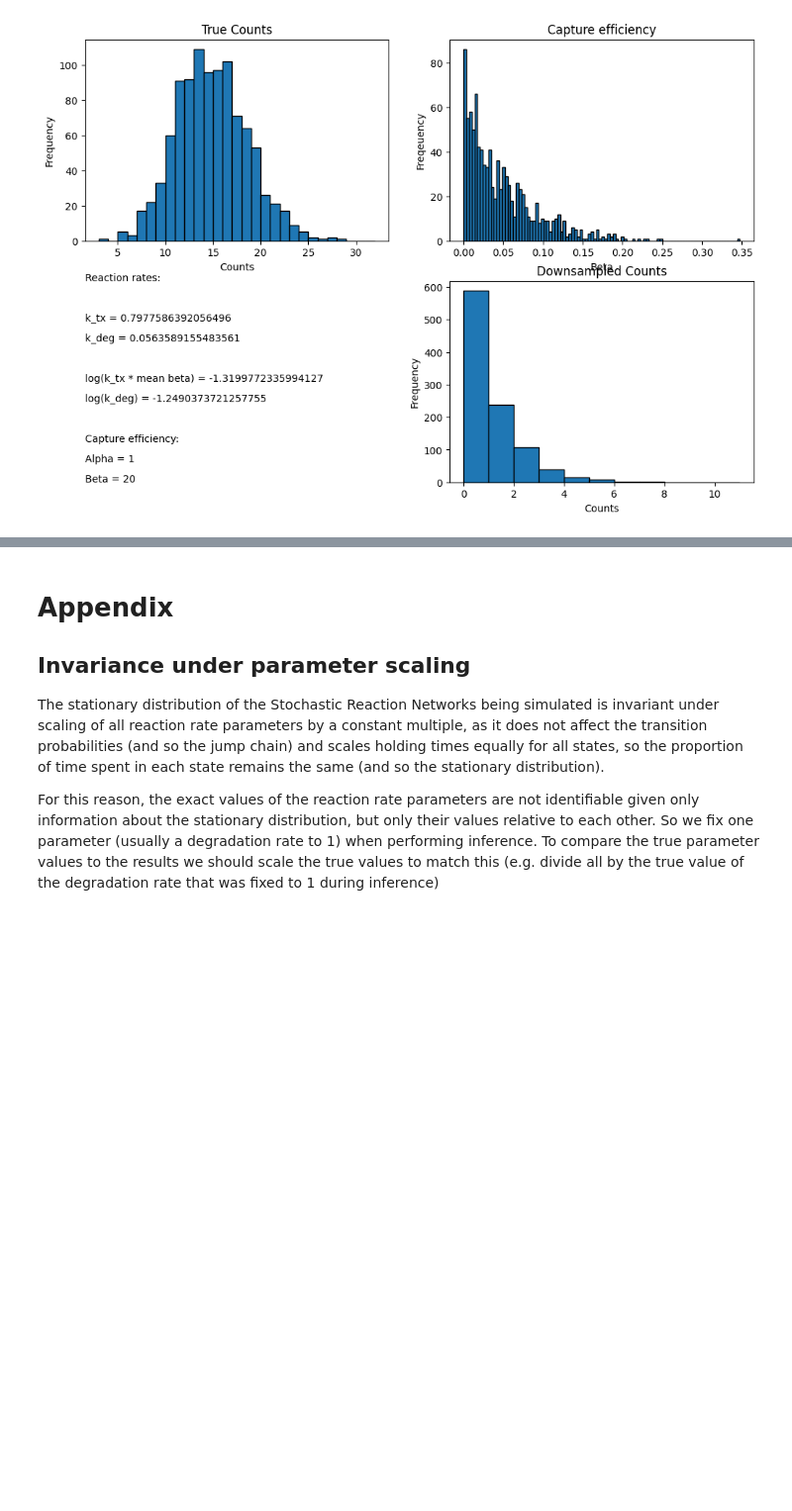
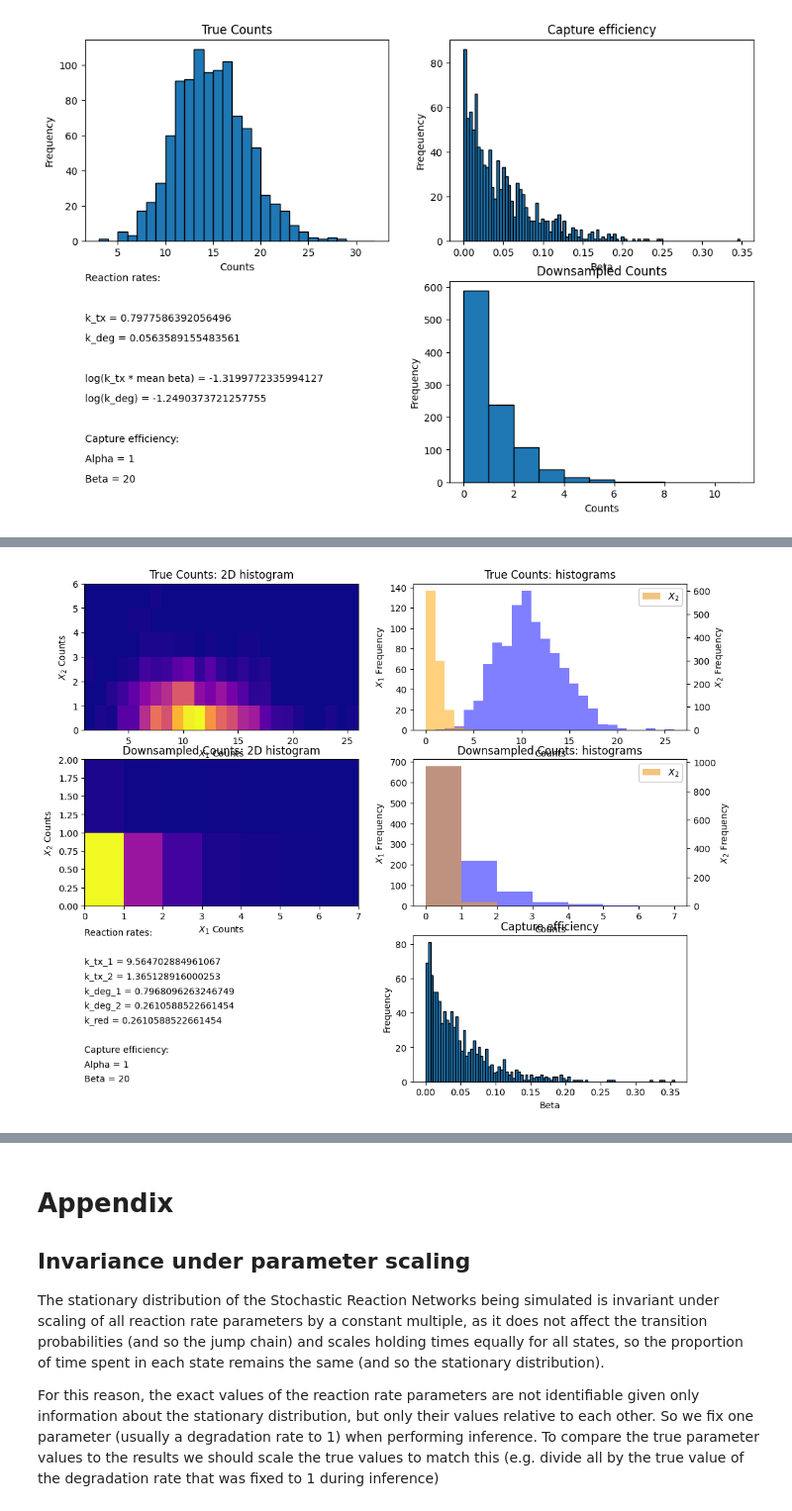
Before and after one commit to willjgh/M5R, a Jupyter notebook: Interaction/parameter_simulation.ipynb, the cells around one changed output, grey strips where cells are left out. Shown at 99% size. Cells and saved outputs as stored; diff of their text form; code cells hidden in the pictures; blank space fills up the shorter version.

Commit message:
Setup simulation of pair of interacting genes

```diff
--- a/Interaction/parameter_simulation.ipynb
+++ b/Interaction/parameter_simulation.ipynb
@@ -272,0 +275,96 @@ Text(0, 0.0, 'Beta = 20')
+# %%
+# sample size (cells)
+n = 1000
+
+# simulation parameters
+params = {}
+
+# sample rates from log-uniform distribution for both genes
+log_k_tx_beta_1 = rng.uniform(-3, 2)
+log_k_tx_beta_2 = rng.uniform(-3, 2)
+log_k_deg_1 = rng.uniform(-1.5, 0)
+log_k_deg_2 = rng.uniform(-1.5, 0)
+
+# exponentiate and scale
+params['k_tx_1'] = (10 ** log_k_tx_beta_1) / 0.06
+params['k_tx_2'] = (10 ** log_k_tx_beta_2) / 0.06
+params['k_deg_1'] = 10 ** log_k_deg_1
+params['k_deg_2'] = 10 ** log_k_deg_2
+
+# select interaction strength: relative to degradation rate
+params['k_reg'] = 1 * params['k_deg_2']
+
+for key, val in params.items():
+    print(f"{key} = {val}")
+
+# sample counts from stationary distribution
+sample = simulationBDInt(params, n=n, tmax=100, ts=10)
+
+x1_sample = [x[0] for x in sample]
+x2_sample = [x[1] for x in sample]
+
+# plot
+
+# 2D histogram of true counts
+fig, axs = plt.subplots(3, 2, figsize=(12, 10))
+axs[0, 0].hist2d(x1_sample, x2_sample, bins=[range(int(np.min(x1_sample)), int(np.max(x1_sample)) + 2), range(int(np.min(x2_sample)), int(np.max(x2_sample)) + 2)],
+                 cmap='plasma')
+axs[0, 0].set_xlabel(r"$X_{1}$ Counts")
+axs[0, 0].set_ylabel(r"$X_{2}$ Counts")
+axs[0, 0].set_title("True Counts: 2D histogram")
+
+# separate histograms of observed counts
+axs[0, 1].hist(x1_sample, bins=range(int(np.min(x1_sample)), int(np.max(x1_sample)) + 2), alpha=0.5, color="blue", label=r"$X_{1}$");
+axs01_twin = axs[0, 1].twinx()
+axs01_twin.hist(x2_sample, bins=range(int(np.min(x2_sample)), int(np.max(x2_sample)) + 2), alpha=0.5, color="orange", label=r"$X_{2}$");
+axs[0, 1].set_xlabel("Counts")
+axs[0, 1].set_ylabel(r"$X_{1}$ Frequency")
+axs01_twin.set_ylabel(r"$X_{2}$ Frequency")
+axs[0, 1].set_title("True Counts: histograms")
+axs[0, 1].legend()
+axs01_twin.legend()
+
+# sample capture efficiency from beta distribution
+beta = rng.beta(a=1, b=20, size=n)
+
+# downsample counts using capture efficiency
+x1_sample_downsampled = rng.binomial(x1_sample, beta).tolist()
+x2_sample_downsampled = rng.binomial(x2_sample, beta).tolist()
+sample_downsampled = list(zip(x1_sample_downsampled, x2_sample_downsampled))
+
+# 2D histogram of downsampled counts
+axs[1, 0].hist2d(x1_sample_downsampled, x2_sample_downsampled, bins=[range(int(np.min(x1_sample_downsampled)), int(np.max(x1_sample_downsampled)) + 2), range(int(np.min(x2_sample_downsampled)), int(np.max(x2_sample_downsampled)) + 2)],
+                 cmap='plasma')
+axs[1, 0].set_xlabel(r"$X_{1}$ Counts")
+axs[1, 0].set_ylabel(r"$X_{2}$ Counts")
+axs[1, 0].set_title("Downsampled Counts: 2D histogram")
+
+# separate histograms of downsampled counts
+axs[1, 1].hist(x1_sample_downsampled, bins=range(int(np.min(x1_sample_downsampled)), int(np.max(x1_sample_downsampled)) + 2), alpha=0.5, color="blue", label=r"$X_{1}$");
+axs11_twin = axs[1, 1].twinx()
+axs11_twin.hist(x2_sample_downsampled, bins=range(int(np.min(x2_sample_downsampled)), int(np.max(x2_sample_downsampled)) + 2), alpha=0.5, color="orange", label=r"$X_{2}$");
+axs[1, 1].set_xlabel("Counts")
+axs[1, 1].set_ylabel(r"$X_{1}$ Frequency")
+axs11_twin.set_ylabel(r"$X_{2}$ Frequency")
+axs[1, 1].set_title("Downsampled Counts: histograms")
+axs[1, 1].legend()
+axs11_twin.legend()
+
+# capture efficiency
+axs[2, 1].hist(beta, bins=100, edgecolor='black');
+axs[2, 1].set_xlabel("Beta")
+axs[2, 1].set_ylabel("Frequency")
+axs[2, 1].set_title("Capture efficiency")
+
+# display info
+axs[2, 0].axis('off')
+axs[2, 0].text(0, 1.0, f"Reaction rates:")
+axs[2, 0].text(0, 0.8, f"k_tx_1 = {params['k_tx_1']}")
+axs[2, 0].text(0, 0.7, f"k_tx_2 = {params['k_tx_2']}")
+axs[2, 0].text(0, 0.6, f"k_deg_1 = {params['k_deg_1']}")
+axs[2, 0].text(0, 0.5, f"k_deg_2 = {params['k_deg_2']}")
+axs[2, 0].text(0, 0.4, f"k_red = {params['k_reg']}")
+axs[2, 0].text(0, 0.2, f"Capture efficiency:")
+axs[2, 0].text(0, 0.1, f"Alpha = 1")
+axs[2, 0].text(0, 0.0, f"Beta = 20")
+# %% [output]
@@ -272,0 +377 @@ Text(0, 0.0, 'Beta = 20')
+[figure, added]
```
Also changed, not shown: parts of 7 cells of this notebook.
